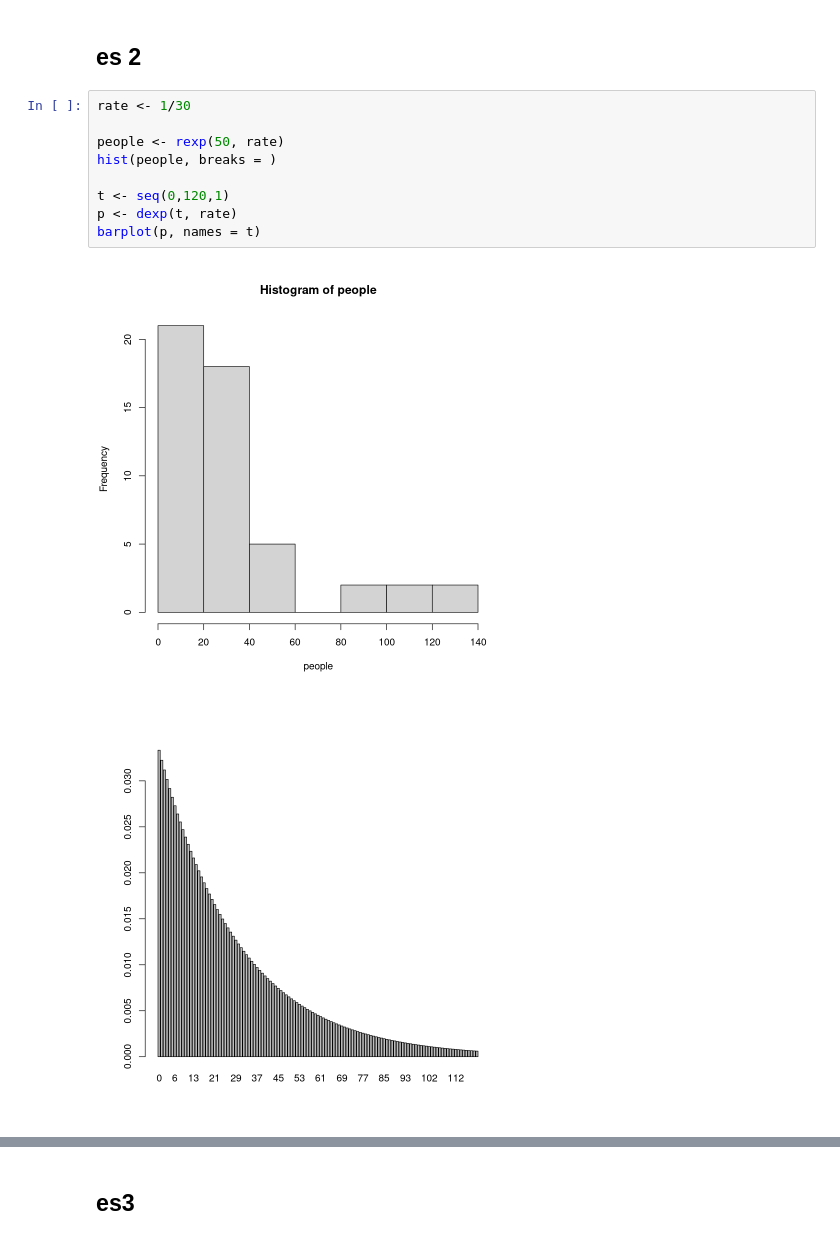
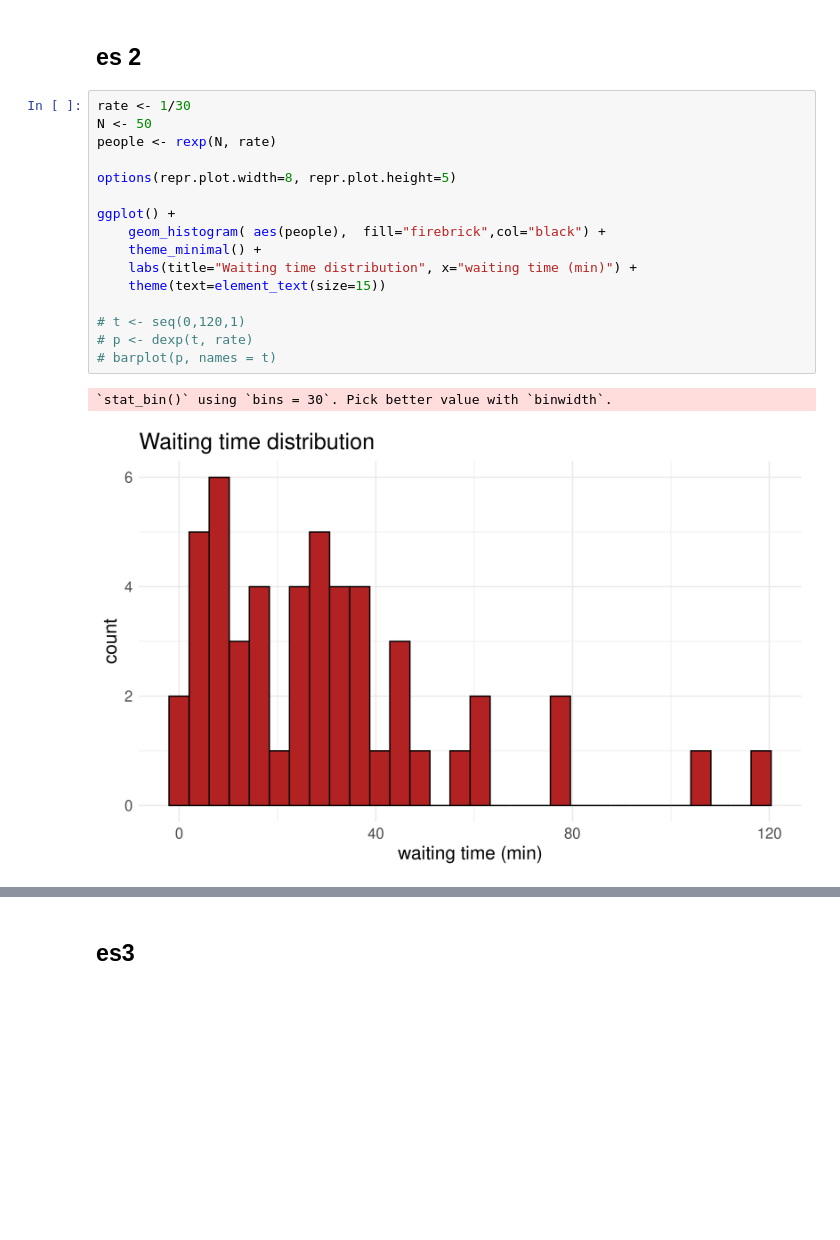
Before and after one commit to PietroCappelli/Advance_stat, a Jupyter notebook: Exercises/exercises02.ipynb, the cells around one changed output, grey strips where cells are left out. Cells and saved outputs as stored; diff of their text form; blank space fills up the shorter version.

```diff
--- a/Exercises/exercises02.ipynb
+++ b/Exercises/exercises02.ipynb
@@ -25,15 +32,22 @@ var_p2 <- sum((p2*x)^2) - Exp_val_p1^2
 ## es 2
 # %%
 rate <- 1/30
+N <- 50
+people <- rexp(N, rate)
 
-people <- rexp(50, rate)
-hist(people, breaks = )
+options(repr.plot.width=8, repr.plot.height=5)
 
-t <- seq(0,120,1)
-p <- dexp(t, rate)
-barplot(p, names = t)
+ggplot() +
+    geom_histogram( aes(people),  fill="firebrick",col="black") +
+    theme_minimal() +
+    labs(title="Waiting time distribution", x="waiting time (min)") +
+    theme(text=element_text(size=15))
+
+# t <- seq(0,120,1)
+# p <- dexp(t, rate)
+# barplot(p, names = t)
 # %% [output]
+`stat_bin()` using `bins = 30`. Pick better value with `binwidth`.
-[figure, old version]
+[figure, new version]
-[figure, removed]
 # %%
 # P(X<10 min)
```
Also changed, not shown: parts of 25 cells of this notebook.
